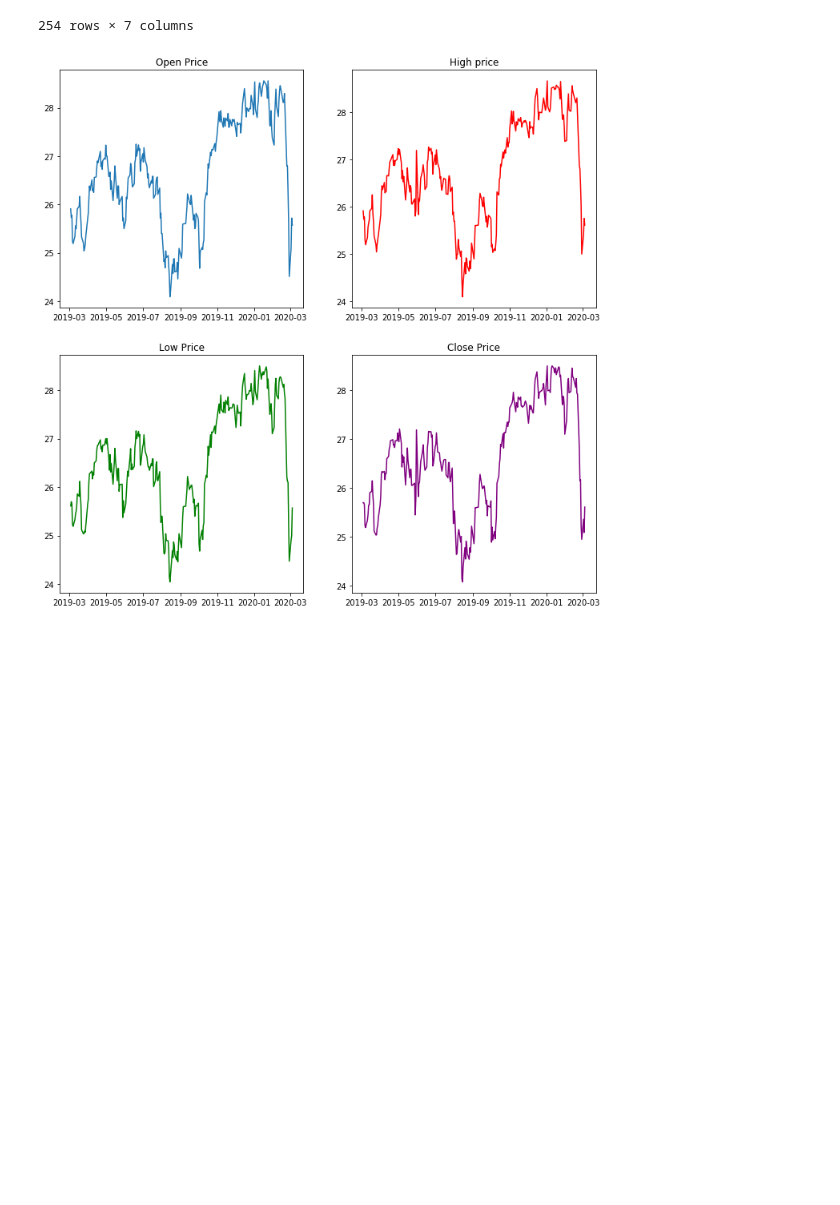
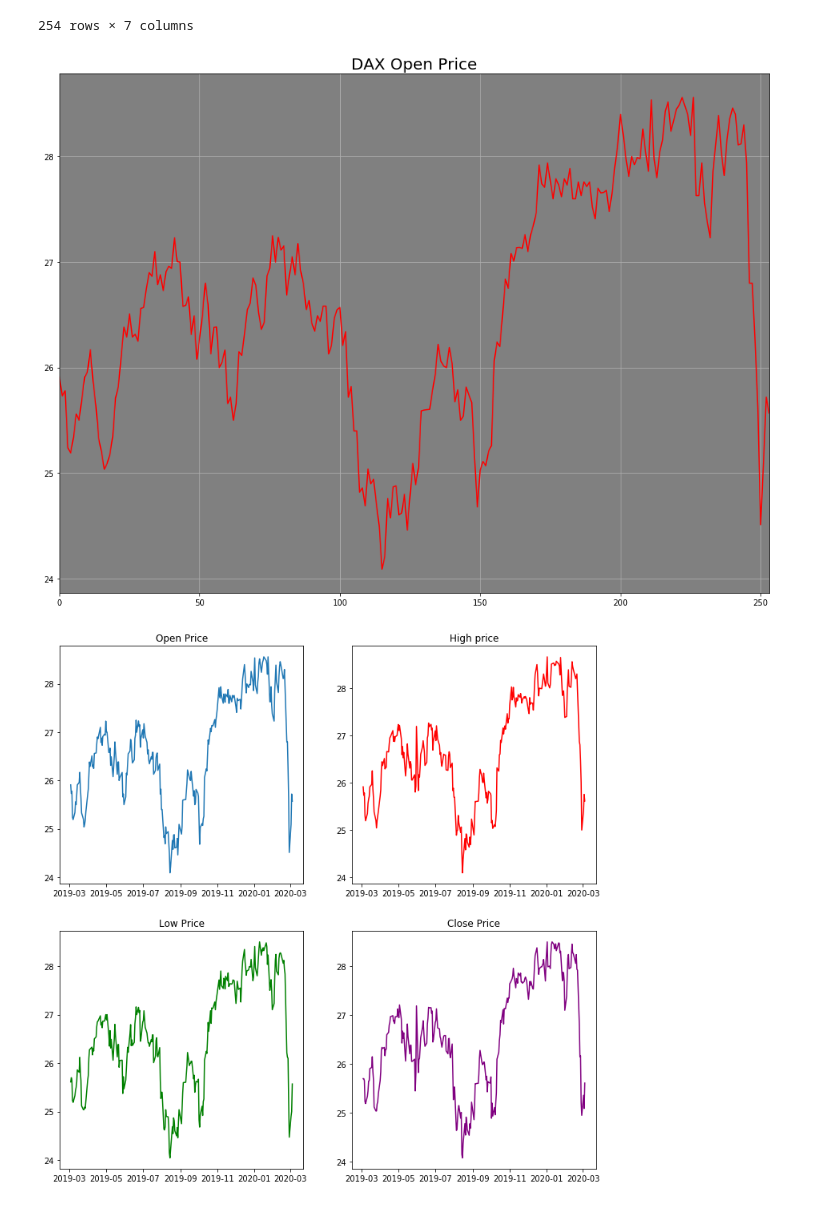
Before and after one commit to jibo16/CriptoPredictor, a Jupyter notebook: src/Proyecto.ipynb, the cells around one changed output. Cells and saved outputs as stored; diff of their text form; code cells hidden in the pictures; blank space fills up the shorter version.

```diff
--- a/src/Proyecto.ipynb
+++ b/src/Proyecto.ipynb
@@ -90,6 +92,15 @@ VOO
 | 252 | 2020-03-03 | 284.339996 | 288.320007 | 273.359985 | 276.040009 | 276.040009 | 9766400 |
 | 253 | 2020-03-04 | 281.230011 | 282.299988 | 278.700012 | 280.378998 | 280.378998 | 1646382 |
 254 rows × 7 columns
+# %%
+plt.figure(figsize=(16,12))
+ax = plt.axes()
+ax.set_facecolor('grey')
+ax.set_title('DAX Open Price',fontsize=20)
+ax = DAX['Open'].plot(grid=True, color='red')
+plt.savefig('../images/DAX_open_price.png')
+# %% [output]
+[figure, added]
 # %%
 # Plot de los datos de DAX
 fig, axes = plt.subplots(nrows=2,ncols=2, figsize=(12,12))
```
Also changed, not shown: parts of 8 cells of this notebook, 8 other files.
